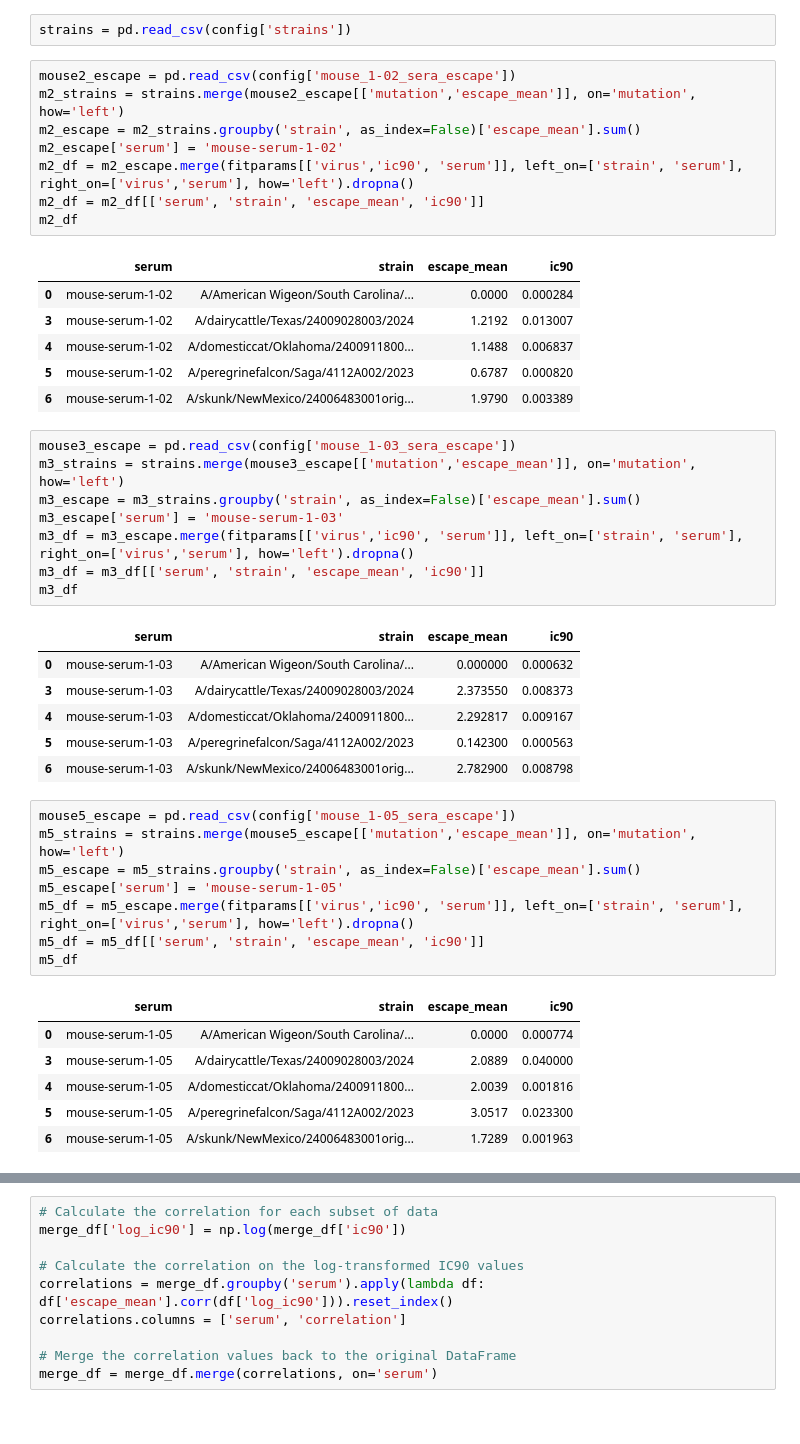
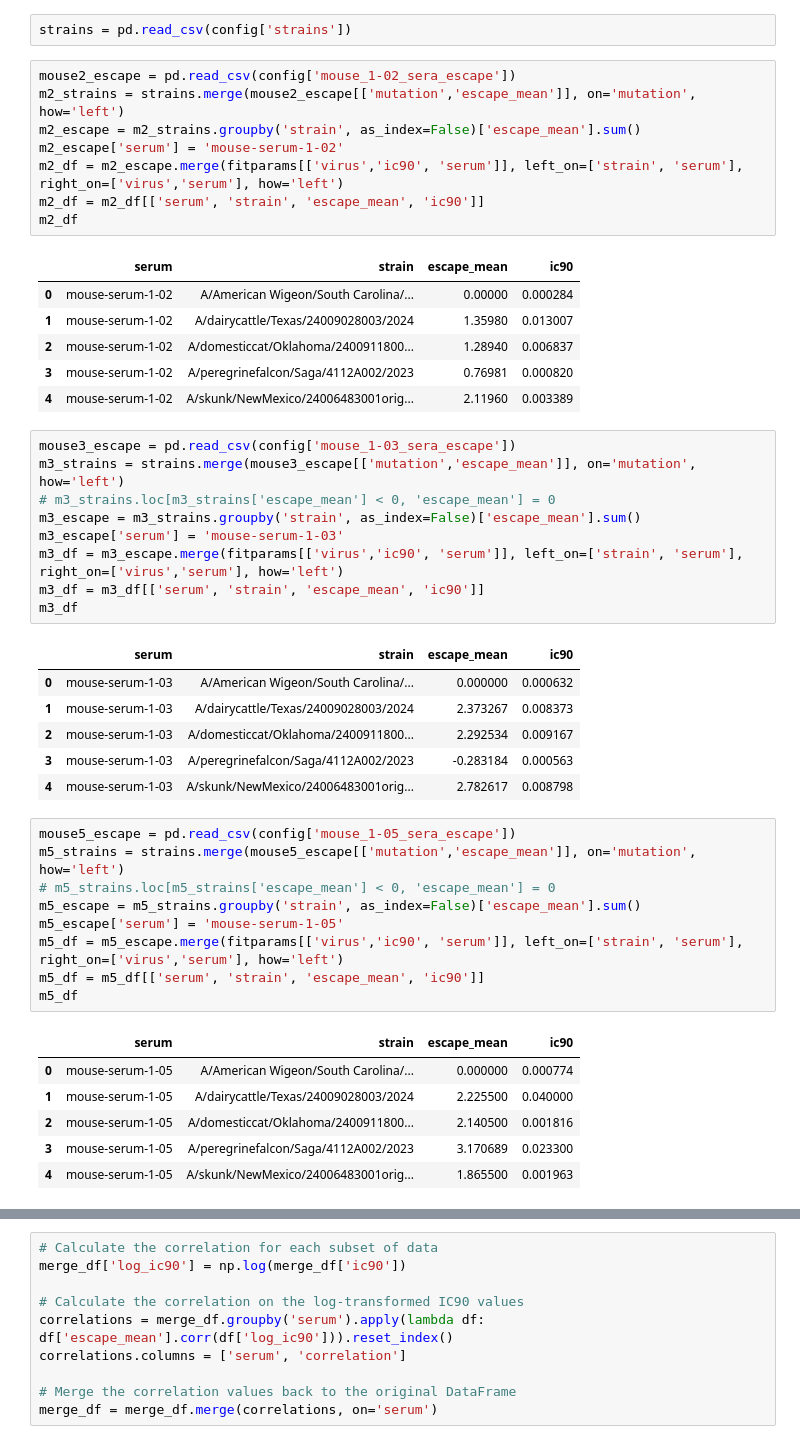
Before and after one commit to dms-vep/Flu_H5_American-Wigeon_South-Carolina_2021-H5N1_DMS, a Jupyter notebook: validation_assays/sera/serum_neutralization_strains_mouse_sera.ipynb, the cells around one changed output, grey strips where cells are left out. Saved outputs shown, nothing was run; the diff lists cells and outputs as text.

Commit message:
fix strain mutations (#126)

```diff
--- a/validation_assays/sera/serum_neutralization_strains_mouse_sera.ipynb
+++ b/validation_assays/sera/serum_neutralization_strains_mouse_sera.ipynb
@@ -84,48 +84,50 @@ strains = pd.read_csv(config['strains'])
 # %%
 mouse2_escape = pd.read_csv(config['mouse_1-02_sera_escape'])
 m2_strains = strains.merge(mouse2_escape[['mutation','escape_mean']], on='mutation', how='left')
 m2_escape = m2_strains.groupby('strain', as_index=False)['escape_mean'].sum()
 m2_escape['serum'] = 'mouse-serum-1-02'
-m2_df = m2_escape.merge(fitparams[['virus','ic90', 'serum']], left_on=['strain', 'serum'], right_on=['virus','serum'], how='left').dropna()
+m2_df = m2_escape.merge(fitparams[['virus','ic90', 'serum']], left_on=['strain', 'serum'], right_on=['virus','serum'], how='left')
 m2_df = m2_df[['serum', 'strain', 'escape_mean', 'ic90']]
 m2_df
 # %% [output]
 |  | serum | strain | escape_mean | ic90 |
-| 0 | mouse-serum-1-02 | A/American Wigeon/South Carolina/... | 0.0000 | 0.000284 |
-| 3 | mouse-serum-1-02 | A/dairycattle/Texas/24009028003/2024 | 1.2192 | 0.013007 |
-| 4 | mouse-serum-1-02 | A/domesticcat/Oklahoma/2400911800... | 1.1488 | 0.006837 |
-| 5 | mouse-serum-1-02 | A/peregrinefalcon/Saga/4112A002/2023 | 0.6787 | 0.000820 |
-| 6 | mouse-serum-1-02 | A/skunk/NewMexico/24006483001orig... | 1.9790 | 0.003389 |
+| 0 | mouse-serum-1-02 | A/American Wigeon/South Carolina/... | 0.00000 | 0.000284 |
+| 1 | mouse-serum-1-02 | A/dairycattle/Texas/24009028003/2024 | 1.35980 | 0.013007 |
+| 2 | mouse-serum-1-02 | A/domesticcat/Oklahoma/2400911800... | 1.28940 | 0.006837 |
+| 3 | mouse-serum-1-02 | A/peregrinefalcon/Saga/4112A002/2023 | 0.76981 | 0.000820 |
+| 4 | mouse-serum-1-02 | A/skunk/NewMexico/24006483001orig... | 2.11960 | 0.003389 |
 # %%
 mouse3_escape = pd.read_csv(config['mouse_1-03_sera_escape'])
 m3_strains = strains.merge(mouse3_escape[['mutation','escape_mean']], on='mutation', how='left')
+# m3_strains.loc[m3_strains['escape_mean'] < 0, 'escape_mean'] = 0
 m3_escape = m3_strains.groupby('strain', as_index=False)['escape_mean'].sum()
 m3_escape['serum'] = 'mouse-serum-1-03'
-m3_df = m3_escape.merge(fitparams[['virus','ic90', 'serum']], left_on=['strain', 'serum'], right_on=['virus','serum'], how='left').dropna()
+m3_df = m3_escape.merge(fitparams[['virus','ic90', 'serum']], left_on=['strain', 'serum'], right_on=['virus','serum'], how='left')
 m3_df = m3_df[['serum', 'strain', 'escape_mean', 'ic90']]
 m3_df
 # %% [output]
 |  | serum | strain | escape_mean | ic90 |
 | 0 | mouse-serum-1-03 | A/American Wigeon/South Carolina/... | 0.000000 | 0.000632 |
-| 3 | mouse-serum-1-03 | A/dairycattle/Texas/24009028003/2024 | 2.373550 | 0.008373 |
-| 4 | mouse-serum-1-03 | A/domesticcat/Oklahoma/2400911800... | 2.292817 | 0.009167 |
-| 5 | mouse-serum-1-03 | A/peregrinefalcon/Saga/4112A002/2023 | 0.142300 | 0.000563 |
-| 6 | mouse-serum-1-03 | A/skunk/NewMexico/24006483001orig... | 2.782900 | 0.008798 |
+| 1 | mouse-serum-1-03 | A/dairycattle/Texas/24009028003/2024 | 2.373267 | 0.008373 |
+| 2 | mouse-serum-1-03 | A/domesticcat/Oklahoma/2400911800... | 2.292534 | 0.009167 |
+| 3 | mouse-serum-1-03 | A/peregrinefalcon/Saga/4112A002/2023 | -0.283184 | 0.000563 |
+| 4 | mouse-serum-1-03 | A/skunk/NewMexico/24006483001orig... | 2.782617 | 0.008798 |
 # %%
 mouse5_escape = pd.read_csv(config['mouse_1-05_sera_escape'])
 m5_strains = strains.merge(mouse5_escape[['mutation','escape_mean']], on='mutation', how='left')
+# m5_strains.loc[m5_strains['escape_mean'] < 0, 'escape_mean'] = 0
 m5_escape = m5_strains.groupby('strain', as_index=False)['escape_mean'].sum()
 m5_escape['serum'] = 'mouse-serum-1-05'
-m5_df = m5_escape.merge(fitparams[['virus','ic90', 'serum']], left_on=['strain', 'serum'], right_on=['virus','serum'], how='left').dropna()
+m5_df = m5_escape.merge(fitparams[['virus','ic90', 'serum']], left_on=['strain', 'serum'], right_on=['virus','serum'], how='left')
 m5_df = m5_df[['serum', 'strain', 'escape_mean', 'ic90']]
 m5_df
 # %% [output]
 |  | serum | strain | escape_mean | ic90 |
-| 0 | mouse-serum-1-05 | A/American Wigeon/South Carolina/... | 0.0000 | 0.000774 |
-| 3 | mouse-serum-1-05 | A/dairycattle/Texas/24009028003/2024 | 2.0889 | 0.040000 |
-| 4 | mouse-serum-1-05 | A/domesticcat/Oklahoma/2400911800... | 2.0039 | 0.001816 |
-| 5 | mouse-serum-1-05 | A/peregrinefalcon/Saga/4112A002/2023 | 3.0517 | 0.023300 |
-| 6 | mouse-serum-1-05 | A/skunk/NewMexico/24006483001orig... | 1.7289 | 0.001963 |
+| 0 | mouse-serum-1-05 | A/American Wigeon/South Carolina/... | 0.000000 | 0.000774 |
+| 1 | mouse-serum-1-05 | A/dairycattle/Texas/24009028003/2024 | 2.225500 | 0.040000 |
+| 2 | mouse-serum-1-05 | A/domesticcat/Oklahoma/2400911800... | 2.140500 | 0.001816 |
+| 3 | mouse-serum-1-05 | A/peregrinefalcon/Saga/4112A002/2023 | 3.170689 | 0.023300 |
+| 4 | mouse-serum-1-05 | A/skunk/NewMexico/24006483001orig... | 1.865500 | 0.001963 |
 # %%
 merge_df = pd.concat([m2_df, m3_df, m5_df], ignore_index=True)
 merge_df
```
Also changed, not shown: parts of 2 cells of this notebook, 11 other files.
